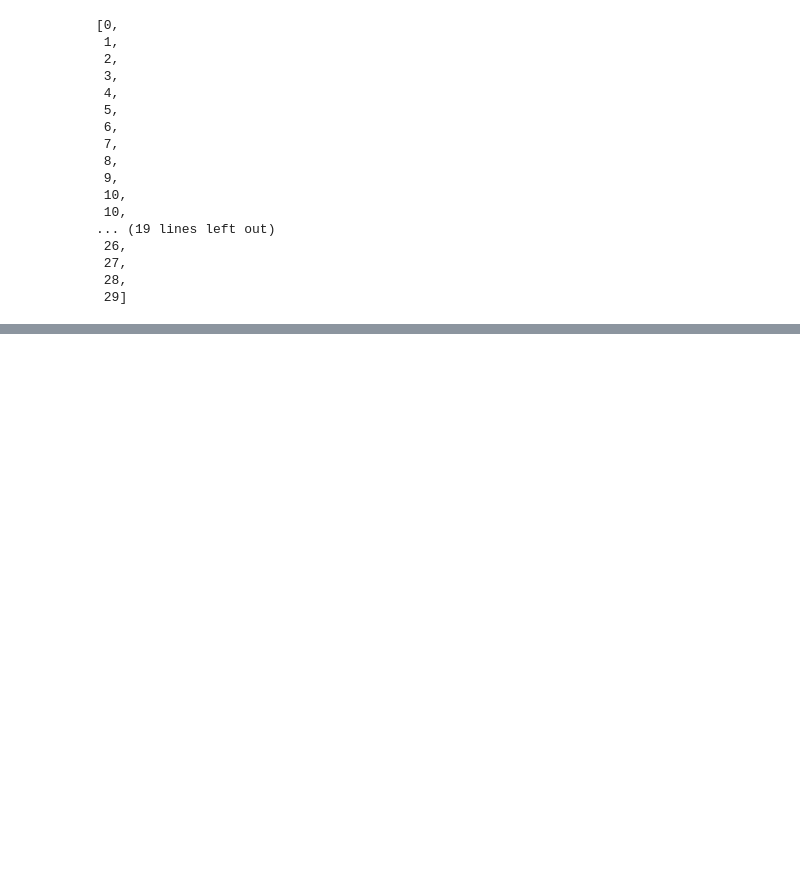
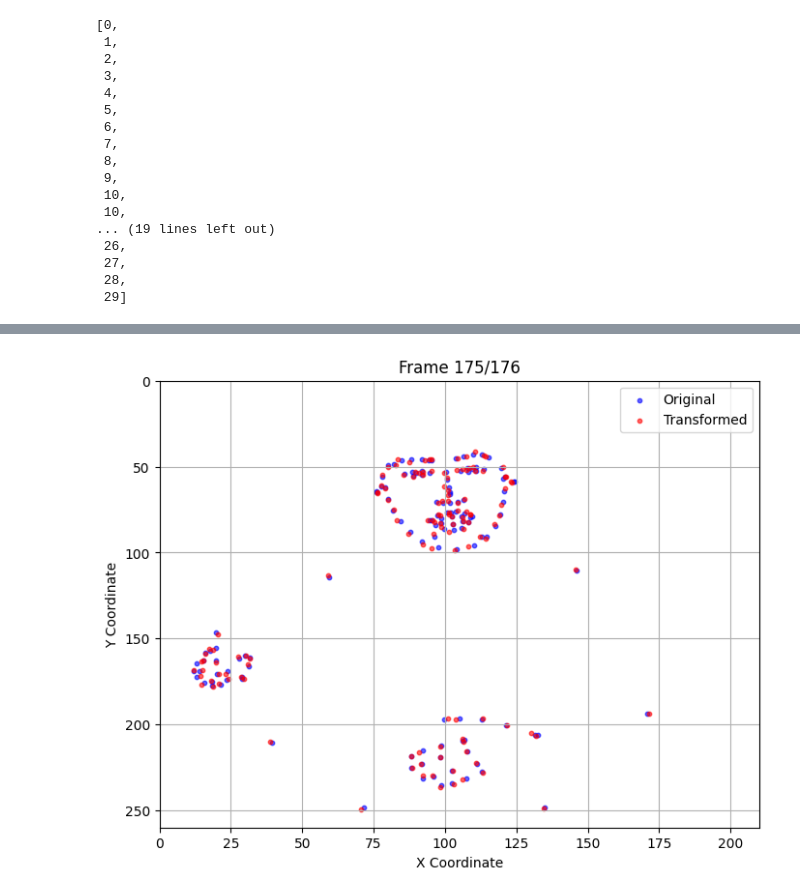
Before and after one commit to Nirmal-Adhikari-hub/Sign-Language-Recognition, a Jupyter notebook: code/trials/trials.ipynb, the cells around one changed output, grey strips where cells are left out. Drawn from its saved outputs; the diff is of its cells as text; code cells hidden in the pictures; blank space fills up the shorter version.

```diff
--- a/code/trials/trials.ipynb
+++ b/code/trials/trials.ipynb
@@ -579,0 +1423,6 @@ sorted(np.concatenate([np.arange(30), copied_index]))
+# %%
+movement_vectors = np.array([
+    (s, 0), (s, -s), (0, -s), (-s, -s), (-s, 0),
+    (-s, s), (0, s), (s, s), (0, 0)
+])
+movement_vectors
@@ -579,0 +1439,3 @@ sorted(np.concatenate([np.arange(30), copied_index]))
+# %%
+first_frame = np.round(sample[0, :, :2] / s) * s
+sample[0, :, :2], first_frame
@@ -579,0 +1460,4 @@ sorted(np.concatenate([np.arange(30), copied_index]))
+# %%
+dx = np.diff(original_x, axis=0)
+dy = np.diff(original_y, axis=0)
+dx.shape, dy.shape, dx, dy
@@ -579,0 +1482,7 @@ sorted(np.concatenate([np.arange(30), copied_index]))
+# %%
+quantized_dx = np.zeros_like(dx)
+quantized_dy = np.zeros_like(dy)
+
+num = []
+num = [x for x in quantized_dy if x.any() != 0.]
+num
@@ -579,0 +1501,72 @@ sorted(np.concatenate([np.arange(30), copied_index]))
+# %%
+for i in range(175):
+    for j in range(133):
+        remaining_dx = dx[i, j]
+        remaining_dy = dy[i, j]
+        # print(remaining_dx, remaining_dy)
+        while abs(remaining_dx) > s or abs(remaining_dy) > s:
+            # print(f"remaining: {remaining_dx}, {remaining_dy}")
+            diff = np.array([remaining_dx, remaining_dy])
+            distances = np.linalg.norm(movement_vectors - diff, axis=1)
+            # print(f"distances: {distances}")
+            best_match = movement_vectors[np.argmin(distances)]
+            # print(f"best_match: {best_match}"
+
+            quantized_dx[i, j] += best_match[0]
+            quantized_dy[i, j] += best_match[1]
+            # print(f"quantized_dx: {quantized_dx[i, j]}")
+            # print(f"quantized_dy: {quantized_dy[i, j]}")
+
+            remaining_dx -= best_match[0]
+            remaining_dy -= best_match[1]
+            # print(f"remaining_dx: {remaining_dx}")
+            # print(f"remaining_dy: {remaining_dy}")
+
+        diff = np.array([remaining_dx, remaining_dy])
+        distances = np.linalg.norm(movement_vectors - diff, axis=1)
+        best_match = movement_vectors[np.argmin(distances)]
+        quantized_dx[i, j] += best_match[0]
+        quantized_dy[i, j] += best_match[1]
+
+transformed_data = np.zeros((176, 133, 2), dtype=np.float32)
+transformed_data[0] = first_frame
+transformed_data[1:] = np.stack([quantized_dx, quantized_dy], axis=-1)
+
+# 🔹 Reconstruct the transformed data (using only the 9 vectors for reconstruction)
+for t in range(1, 176):
+    transformed_data[t, :, 0] = transformed_data[t - 1, :, 0] + quantized_dx[t - 1]
+    transformed_data[t, :, 1] = transformed_data[t - 1, :, 1] + quantized_dy[t - 1]
+
+reconstructed_x = transformed_data[..., 0]
+reconstructed_y = transformed_data[..., 1]
+
+# 🔹 Set up the animation
+fig, ax = plt.subplots(figsize=(8, 6))
+ax.set_xlim(0, 210)
+ax.set_ylim(260, 0)  # Flip the y-axis because in the OpenPose coordinate system, (0,0) is top-left
+ax.set_title("Keypoint Comparison Over Time (9-Vector with Split Large Motion)")
+ax.set_xlabel("X Coordinate")
+ax.set_ylabel("Y Coordinate")
+
+# Create two scatter plots to visualize the original and transformed data
+original_scatter = ax.scatter([], [], color='blue', label='Original', alpha=0.6, s=10)
+transformed_scatter = ax.scatter([], [], color='red', label='Transformed', alpha=0.6, s=10)
+
+ax.legend()
+ax.grid(True)
+
+# 🔹 Define the update function for the animation
+def update(frame):
+    original_scatter.set_offsets(np.column_stack((original_x[frame], original_y[frame])))
+    transformed_scatter.set_offsets(np.column_stack((reconstructed_x[frame], reconstructed_y[frame])))
+    ax.set_title(f"Frame {frame}/{original_x.shape[0]}")
+    return original_scatter, transformed_scatter
+
+# 🔹 Create the animation
+ani = animation.FuncAnimation(fig, update, frames=original_x.shape[0], interval=50, blit=False)
+
+# 🔹 Save the animation
+ani.save("NEW_keypoint_comparison_9vectors_split.gif", writer="pillow", fps=20)
+plt.show()
+# %% [output]
+[figure, added]
```
Also changed, not shown: parts of 101 cells of this notebook, 26 other files.
